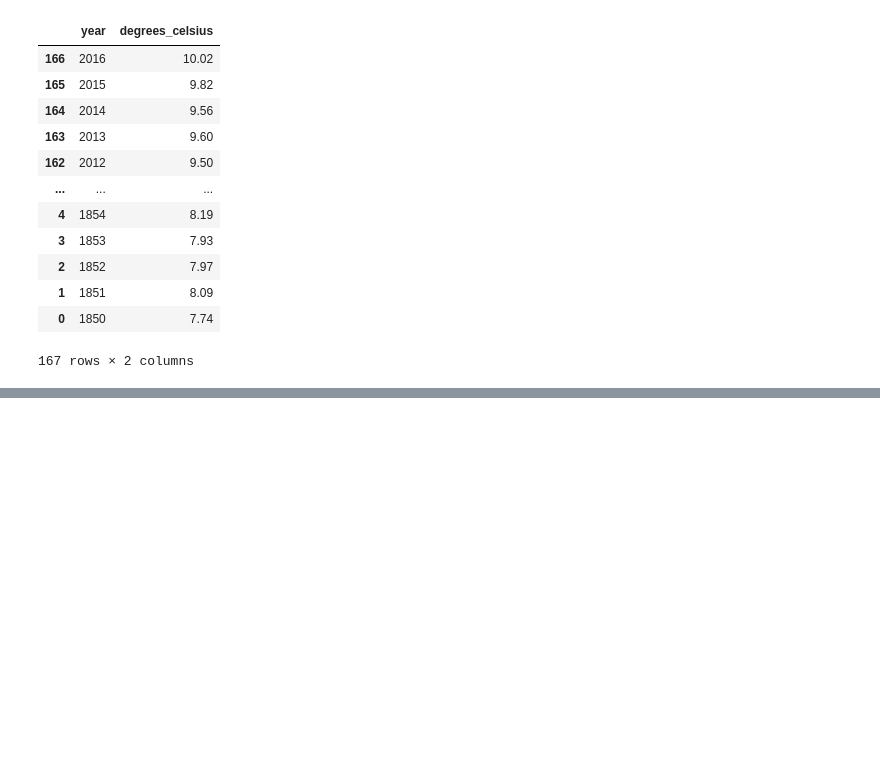
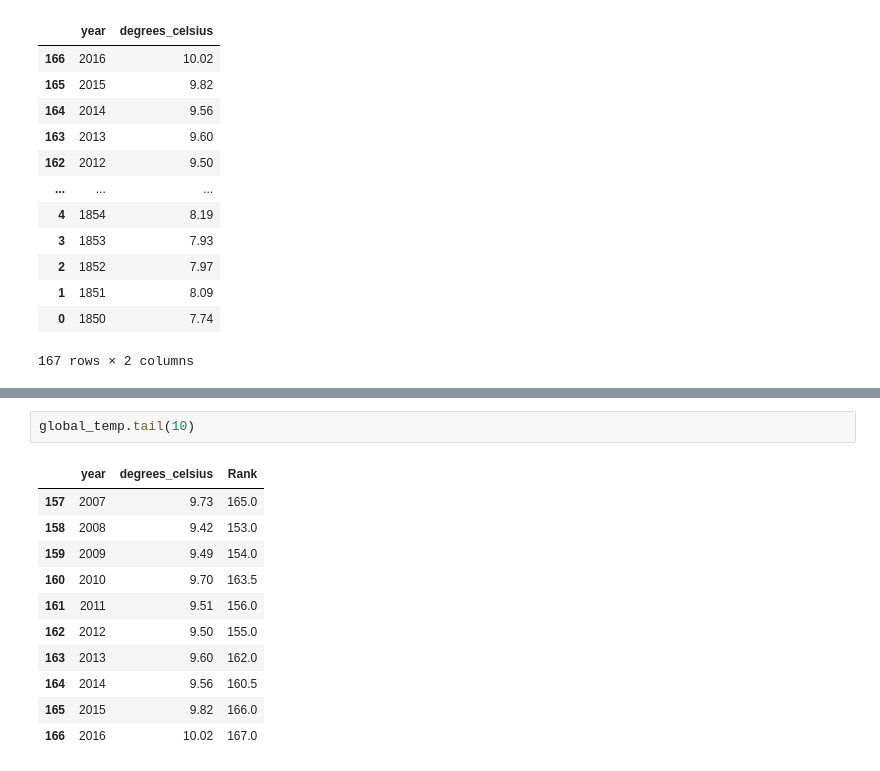
Before and after one commit to rajeski/GTT, a Jupyter notebook: Global_Temperature_Trends.ipynb, the cells around one changed output, grey strips where cells are left out. Cells and saved outputs as stored; diff of their text form; blank space fills up the shorter version.

```diff
--- a/Global_Temperature_Trends.ipynb
+++ b/Global_Temperature_Trends.ipynb
@@ -98,0 +114,14 @@ global_temp.sort_values('year', ascending=False)
+# %%
+global_temp.tail(10)
+# %% [output]
+|  | year | degrees_celsius | Rank |
+| 157 | 2007 | 9.73 | 165.0 |
+| 158 | 2008 | 9.42 | 153.0 |
+| 159 | 2009 | 9.49 | 154.0 |
+| 160 | 2010 | 9.70 | 163.5 |
+| 161 | 2011 | 9.51 | 156.0 |
+| 162 | 2012 | 9.50 | 155.0 |
+| 163 | 2013 | 9.60 | 162.0 |
+| 164 | 2014 | 9.56 | 160.5 |
+| 165 | 2015 | 9.82 | 166.0 |
+| 166 | 2016 | 10.02 | 167.0 |
```
Also changed, not shown: parts of 4 cells of this notebook.
